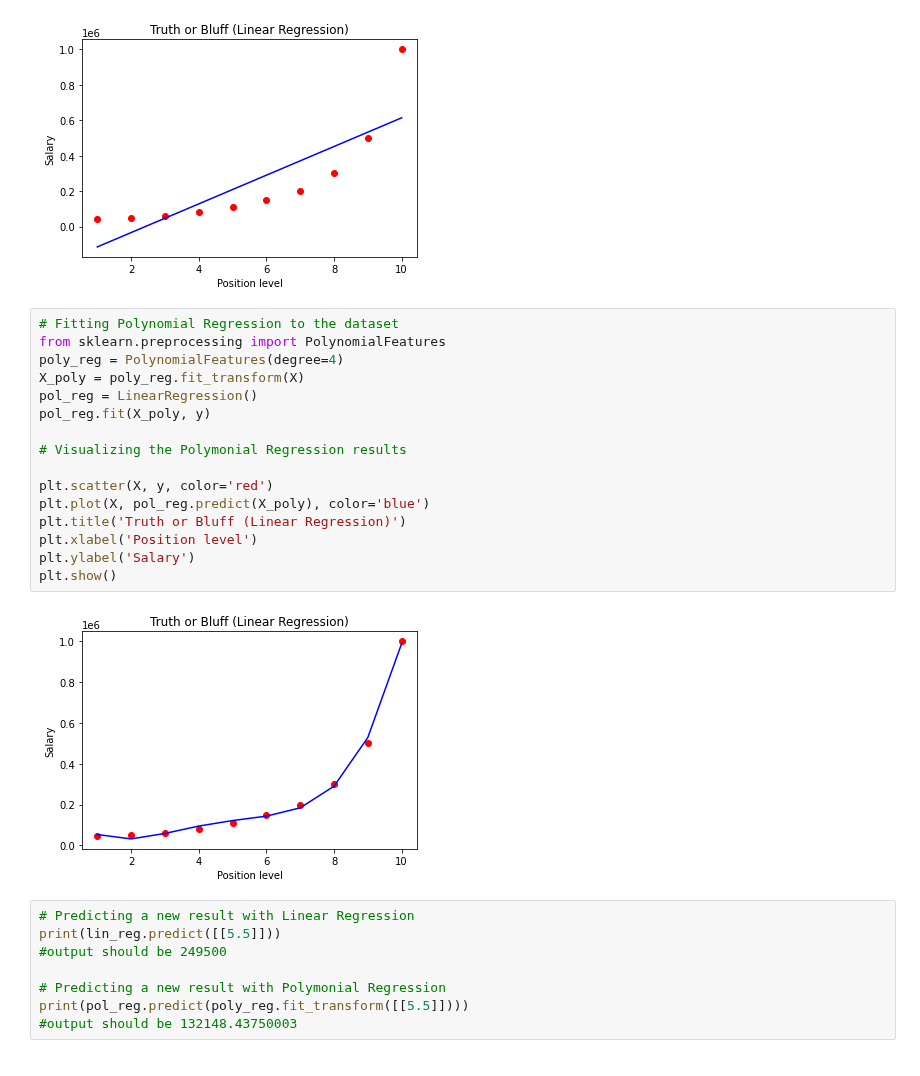
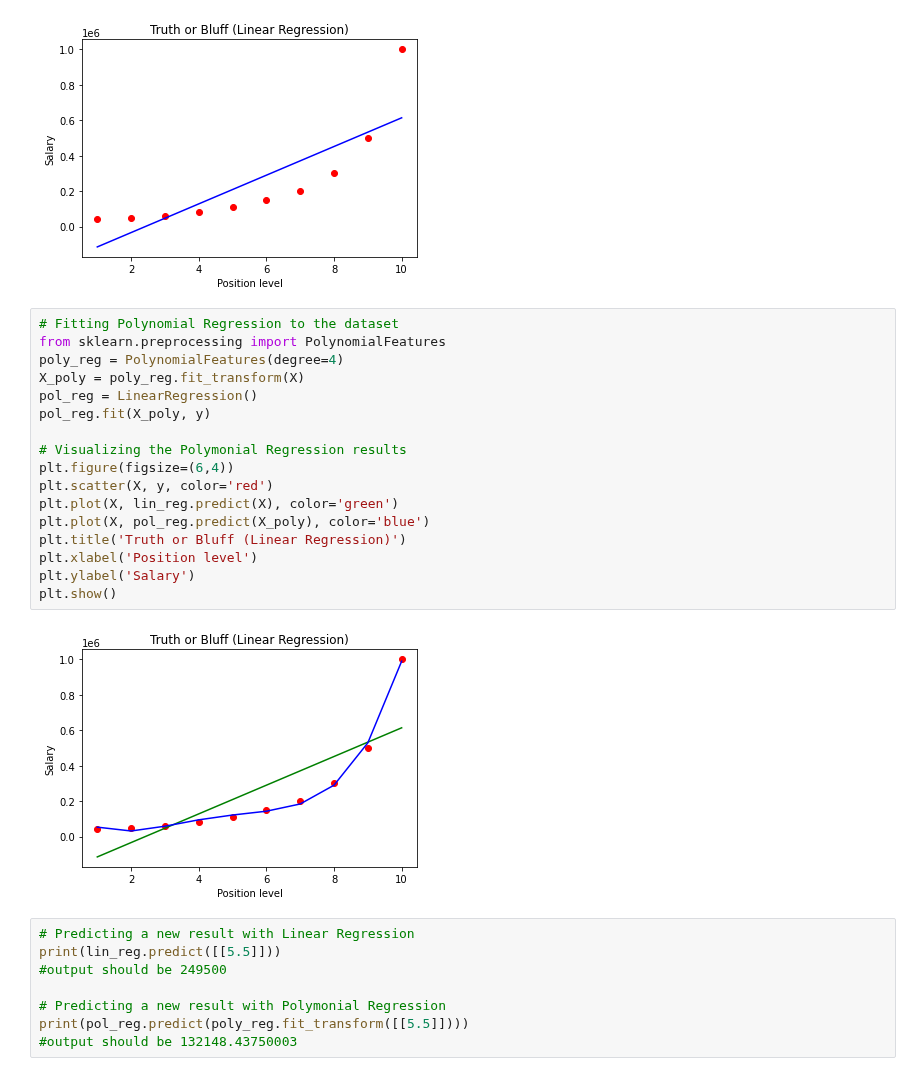
Before and after one commit to ekaratnida/Applied-machine-learning, a Jupyter notebook: Week03-MLR/Lab3.ipynb, the cells around one changed output. Drawn from its saved outputs; the diff is of its cells as text.

```diff
--- a/Week03-MLR/Lab3.ipynb
+++ b/Week03-MLR/Lab3.ipynb
@@ -428,21 +428,22 @@ plt.show()
 # %%
 # Fitting Polynomial Regression to the dataset
 from sklearn.preprocessing import PolynomialFeatures
 poly_reg = PolynomialFeatures(degree=4)
 X_poly = poly_reg.fit_transform(X)
 pol_reg = LinearRegression()
 pol_reg.fit(X_poly, y)
 
 # Visualizing the Polymonial Regression results
-
+plt.figure(figsize=(6,4))
 plt.scatter(X, y, color='red')
+plt.plot(X, lin_reg.predict(X), color='green')
 plt.plot(X, pol_reg.predict(X_poly), color='blue')
 plt.title('Truth or Bluff (Linear Regression)')
 plt.xlabel('Position level')
 plt.ylabel('Salary')
 plt.show()
 # %% [output]
-[figure, old version]
+[figure, new version]
 # %%
 # Predicting a new result with Linear Regression
 print(lin_reg.predict([[5.5]]))
```
Also changed, not shown: parts of 3 cells of this notebook.
